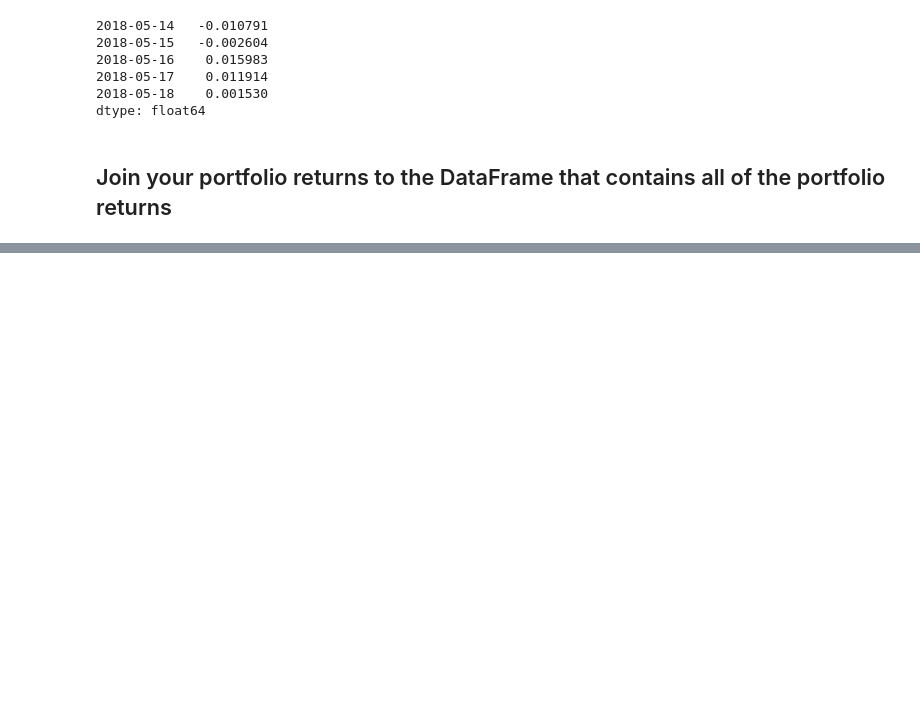
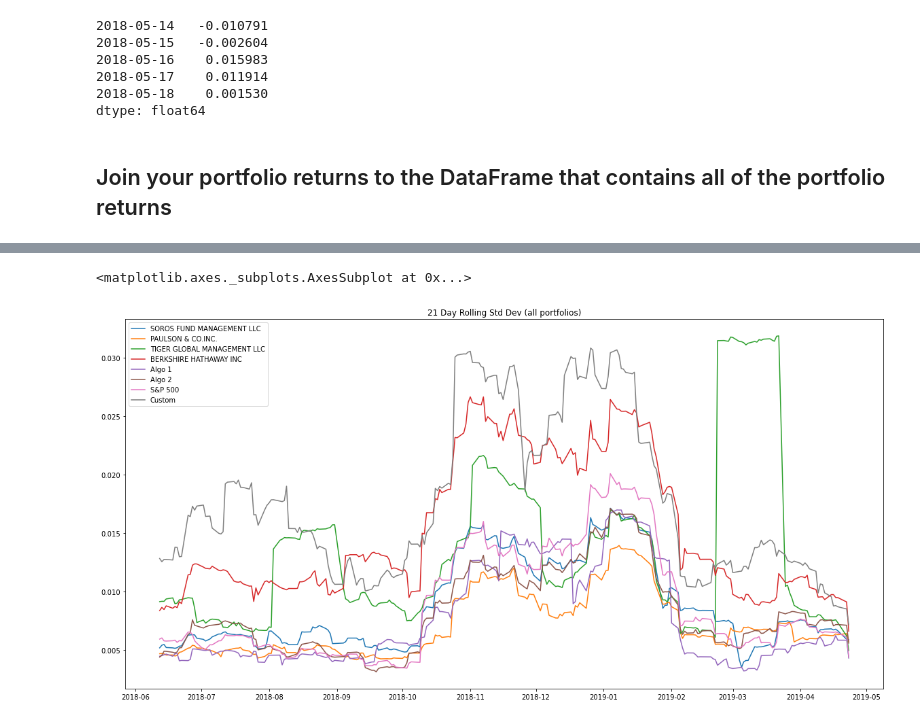
Before and after one commit to ameghani10/Whale_Analysis, a Jupyter notebook: whale_analysis.ipynb, the cells around one changed output, grey strips where cells are left out. Drawn from its saved outputs; the diff is of its cells as text; code cells hidden in the pictures; blank space fills up the shorter version.

Commit message:
finished custom portfolio analysis

```diff
--- a/whale_analysis.ipynb
+++ b/whale_analysis.ipynb
@@ -425,3 +425,6 @@ total_combined.head()
 | 2018-05-16 | 0.008637 | 0.006244 | 0.005480 | 0.004310 | -0.002326 | 0.003341 | ... |
 | 2018-05-17 | -0.001955 | 0.002524 | -0.006267 | -0.005140 | -0.006949 | 0.005205 | ... |
 | 2018-05-18 | -0.004357 | -0.002672 | -0.012832 | -0.002212 | 0.002557 | -0.002496 | ... |
+# %%
+# Only compare dates where return data exists for all the stocks (drop nulls)
+total_combined = total_combined.dropna()
@@ -427,0 +447,6 @@ total_combined.head()
+# %%
+# Rolling
+total_combined.rolling(window = 21).std().plot(figsize = (20,10), title = "21 Day Rolling Std Dev (all portfolios)")
+# %% [output]
+<matplotlib.axes._subplots.AxesSubplot at 0x...>
+[figure, added]
```
Also changed, not shown: parts of 7 cells of this notebook.
